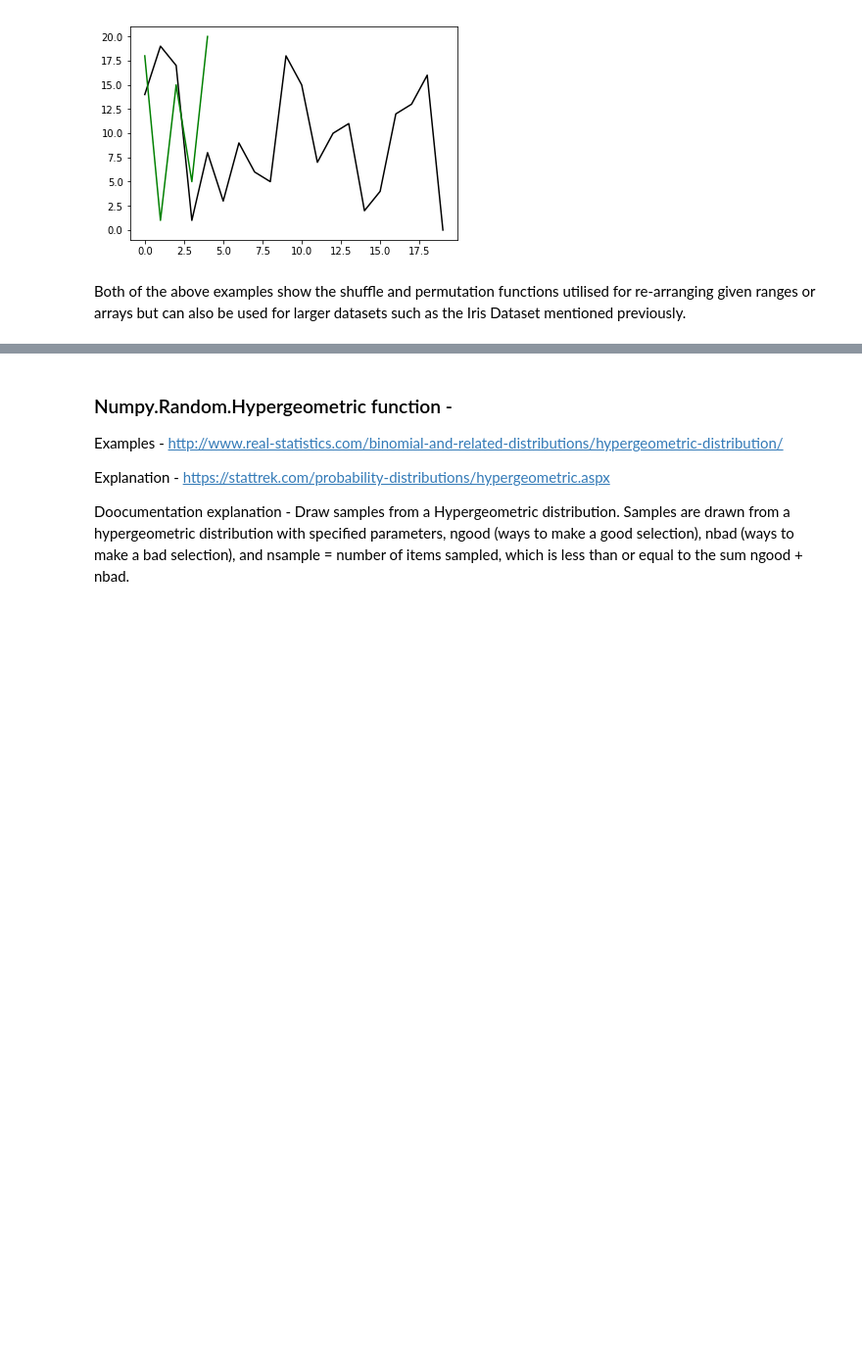
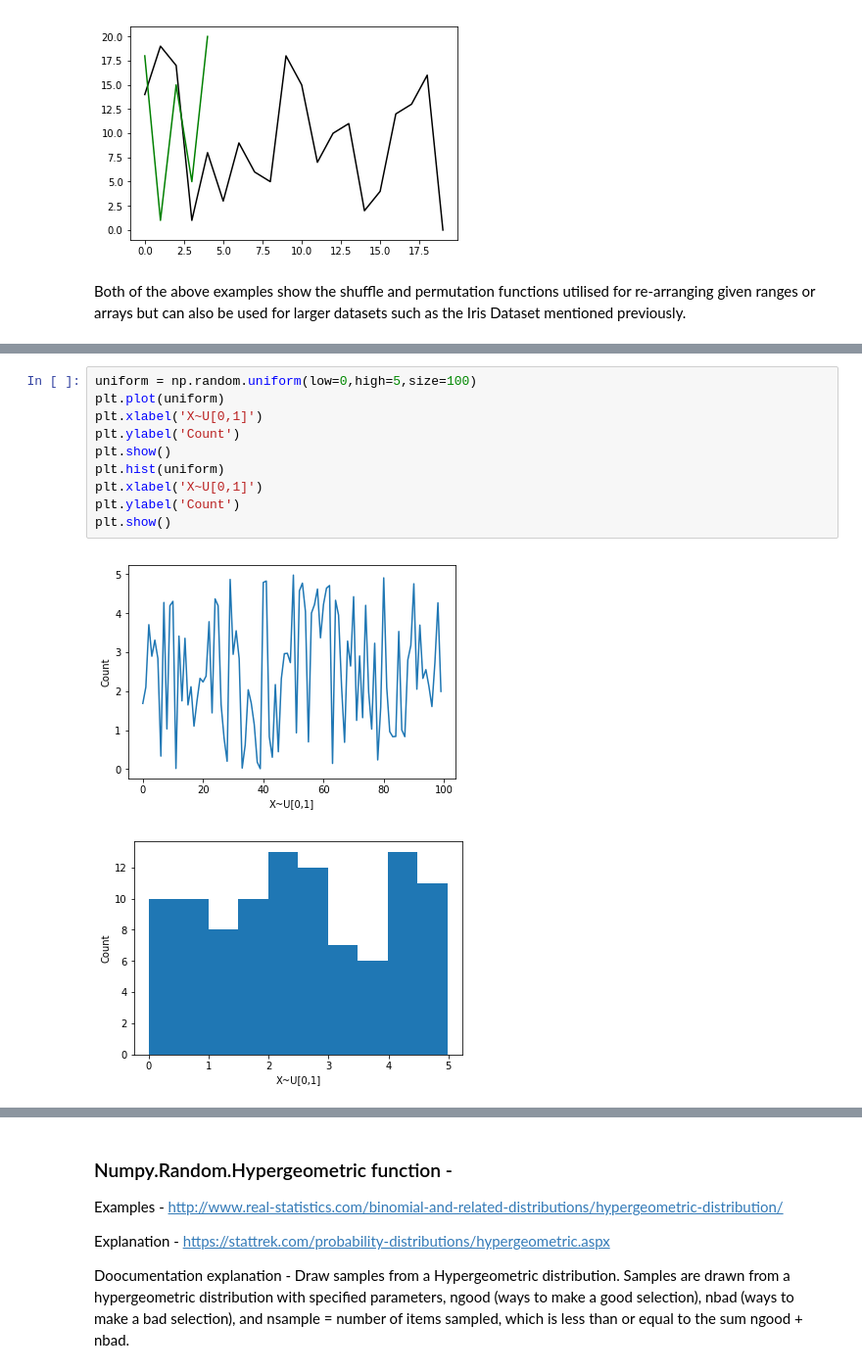
Before and after one commit to ShaunaB93/Programming-for-Data-Analysis-Assignement, a Jupyter notebook: Rough workings notebook 2.ipynb, the cells around one changed output, grey strips where cells are left out. Shown at 98% size. Drawn from its saved outputs; the diff is of its cells as text; blank space fills up the shorter version.

```diff
--- a/Rough workings notebook 2.ipynb
+++ b/Rough workings notebook 2.ipynb
@@ -193,0 +222,13 @@ Samples are drawn from a binomial distribution with specified parameters, n tria
+# %%
+uniform = np.random.uniform(low=0,high=5,size=100)
+plt.plot(uniform)
+plt.xlabel('X~U[0,1]')
+plt.ylabel('Count')
+plt.show()
+plt.hist(uniform)
+plt.xlabel('X~U[0,1]')
+plt.ylabel('Count')
+plt.show()
+# %% [output]
+[figure, added]
+[figure, added]
```
Also changed, not shown: parts of 20 cells of this notebook.
